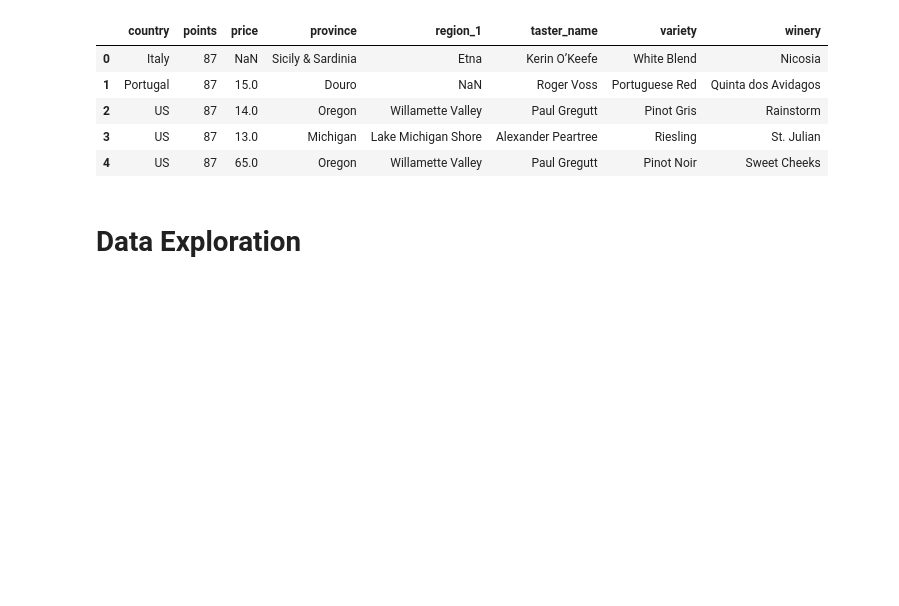
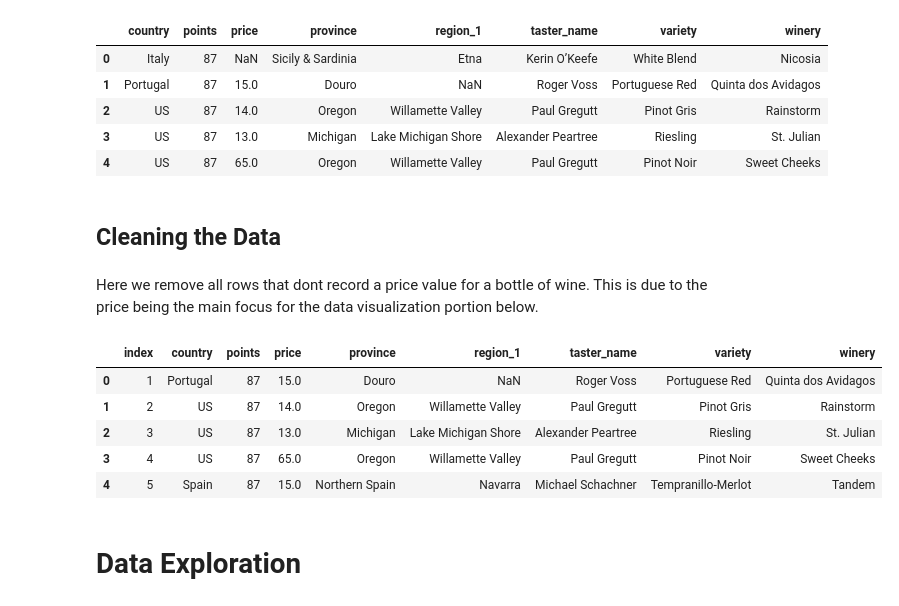
Before and after one commit to arons1618/Wine-analysis, a Jupyter notebook: main/Wine Analysis.ipynb, the cells around one changed output. Drawn from its saved outputs; the diff is of its cells as text; code cells hidden in the pictures; blank space fills up the shorter version.

Commit message:
add small data clean up section

```diff
--- a/main/Wine Analysis.ipynb
+++ b/main/Wine Analysis.ipynb
@@ -91,6 +92,20 @@ wine_df.head()
 | 2 | US | 87 | 14.0 | Oregon | Willamette Valley | Paul Gregutt | Pinot Gris | Rainstorm |
 | 3 | US | 87 | 13.0 | Michigan | Lake Michigan Shore | Alexander Peartree | Riesling | St. Julian |
 | 4 | US | 87 | 65.0 | Oregon | Willamette Valley | Paul Gregutt | Pinot Noir | Sweet Cheeks |
+# %% [markdown]
+## Cleaning the Data
+# %% [markdown]
+Here we remove all rows that dont record a price value for a bottle of wine. This is due to the price being the main focus for the data visualization portion below.
+# %%
+reviews = reviews.dropna(subset=['price']).reset_index()
+reviews.head()
+# %% [output]
+|  | index | country | points | price | province | region_1 | taster_name | variety | winery |
+| 0 | 1 | Portugal | 87 | 15.0 | Douro | NaN | Roger Voss | Portuguese Red | Quinta dos Avidagos |
+| 1 | 2 | US | 87 | 14.0 | Oregon | Willamette Valley | Paul Gregutt | Pinot Gris | Rainstorm |
+| 2 | 3 | US | 87 | 13.0 | Michigan | Lake Michigan Shore | Alexander Peartree | Riesling | St. Julian |
+| 3 | 4 | US | 87 | 65.0 | Oregon | Willamette Valley | Paul Gregutt | Pinot Noir | Sweet Cheeks |
+| 4 | 5 | Spain | 87 | 15.0 | Northern Spain | Navarra | Michael Schachner | Tempranillo-Merlot | Tandem |
 # %% [markdown]
 # Data Exploration
 # %% [markdown]
```
Also changed, not shown: parts of 5 cells of this notebook.
